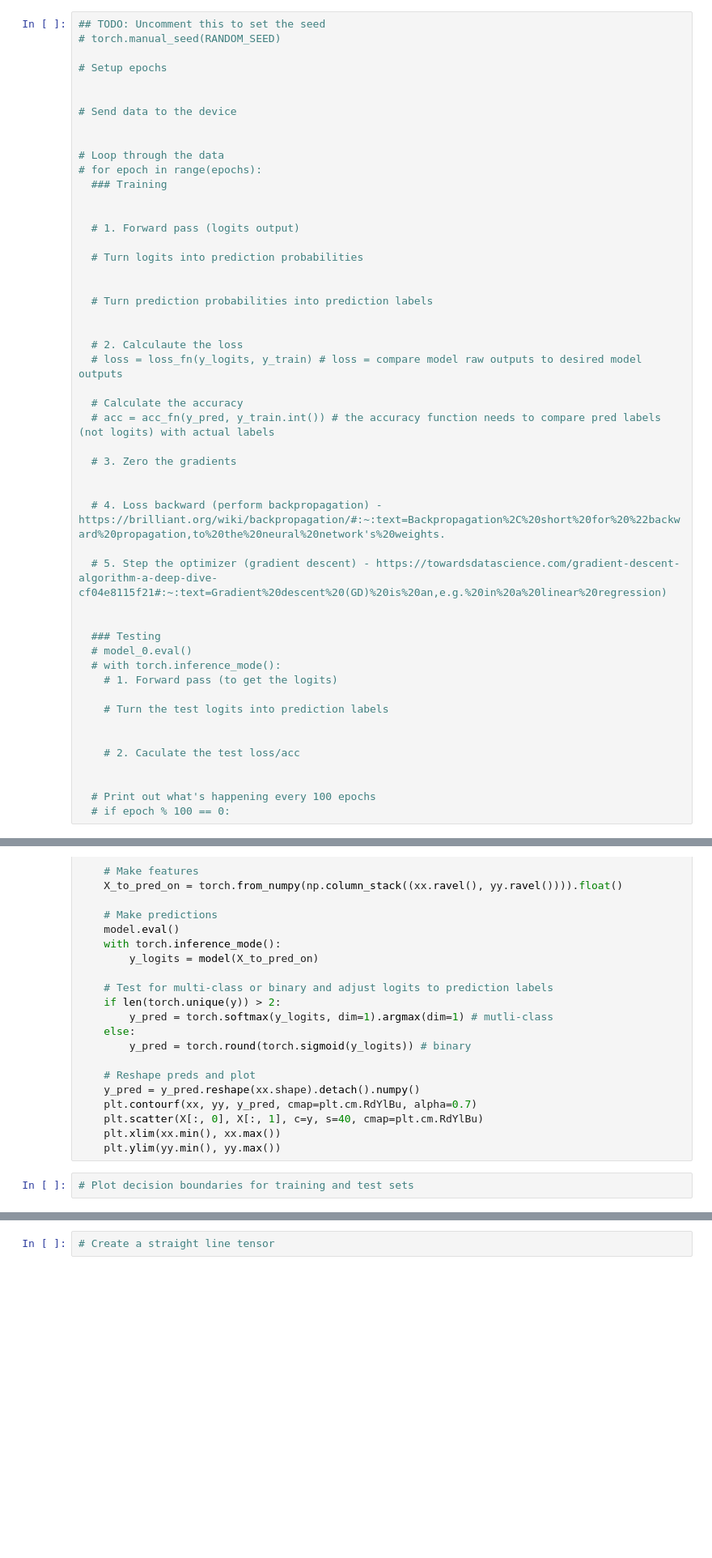
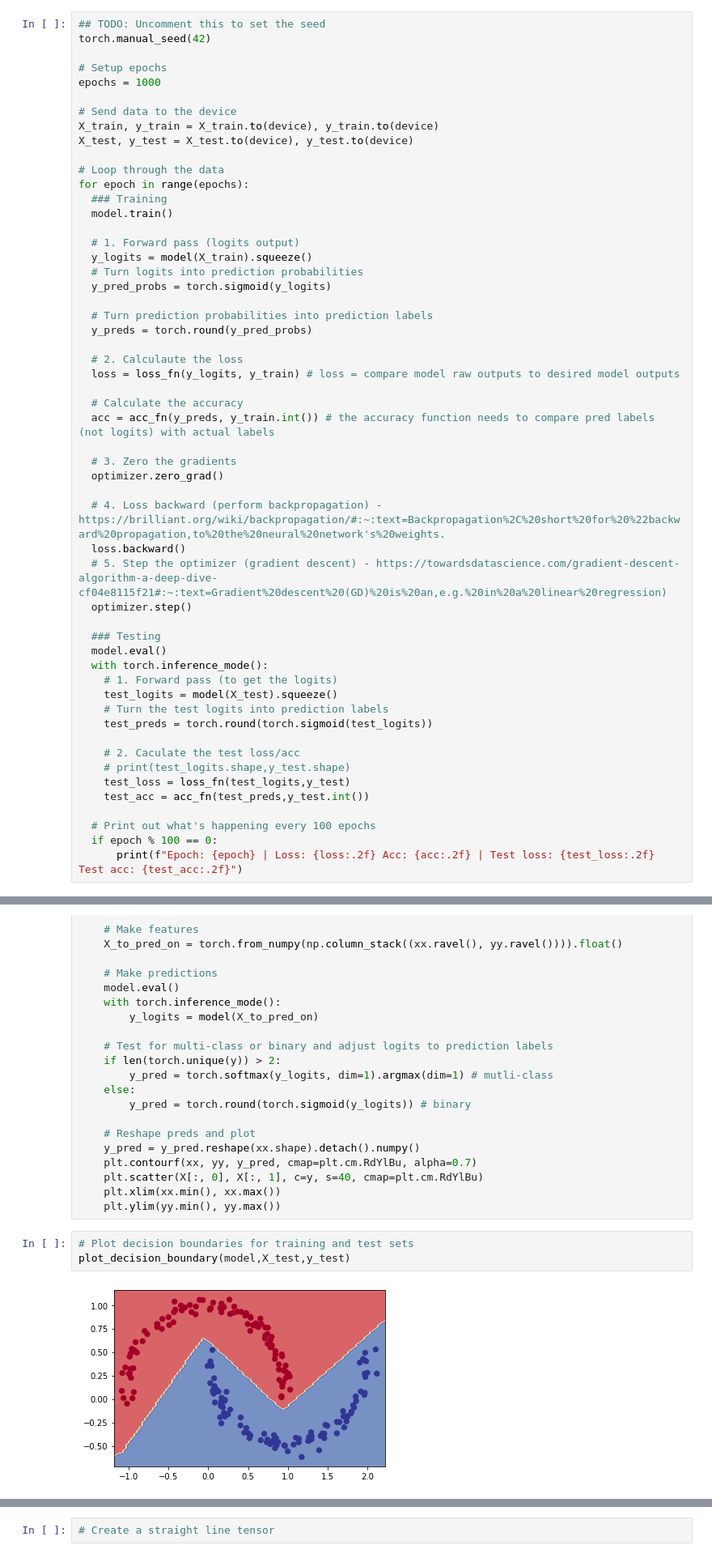
Before and after one commit to Tanmoy-Sarkar-Pranto/Pytorch, a Jupyter notebook: extras/exercises/02_pytorch_classification_exercises.ipynb, the cells around one changed output, grey strips where cells are left out. Shown at 81% size. Cells and saved outputs as stored; diff of their text form; blank space fills up the shorter version.

```diff
--- a/extras/exercises/02_pytorch_classification_exercises.ipynb
+++ b/extras/exercises/02_pytorch_classification_exercises.ipynb
@@ -101,50 +177,54 @@ from torchmetrics import Accuracy
 # %%
 ## TODO: Uncomment this to set the seed
-# torch.manual_seed(RANDOM_SEED)
+torch.manual_seed(42)
 
 # Setup epochs
-
+epochs = 1000
 
 # Send data to the device
-
+X_train, y_train = X_train.to(device), y_train.to(device)
+X_test, y_test = X_test.to(device), y_test.to(device)
 
 # Loop through the data
-# for epoch in range(epochs):
+for epoch in range(epochs):
   ### Training
-
+  model.train()
 
   # 1. Forward pass (logits output)
-
+  y_logits = model(X_train).squeeze()
   # Turn logits into prediction probabilities
-
+  y_pred_probs = torch.sigmoid(y_logits)
 
   # Turn prediction probabilities into prediction labels
-
+  y_preds = torch.round(y_pred_probs)
 
   # 2. Calculaute the loss
-  # loss = loss_fn(y_logits, y_train) # loss = compare model raw outputs to desired model outputs
+  loss = loss_fn(y_logits, y_train) # loss = compare model raw outputs to desired model outputs
 
   # Calculate the accuracy
-  # acc = acc_fn(y_pred, y_train.int()) # the accuracy function needs to compare pred labels (not logits) with actual labels
+  acc = acc_fn(y_preds, y_train.int()) # the accuracy function needs to compare pred labels (not logits) with actual labels
 
   # 3. Zero the gradients
-
+  optimizer.zero_grad()
 
   # 4. Loss backward (perform backpropagation) - https://brilliant.org/wiki/backpropagation/#:~:text=Backpropagation%2C%20short%20for%20%22backward%20propagation,to%20the%20neural%20network's%20weights.
-
+  loss.backward()
   # 5. Step the optimizer (gradient descent) - https://towardsdatascience.com/gradient-descent-algorithm-a-deep-dive-cf04e8115f21#:~:text=Gradient%20descent%20(GD)%20is%20an,e.g.%20in%20a%20linear%20regression)
-
+  optimizer.step()
 
   ### Testing
-  # model_0.eval()
-  # with torch.inference_mode():
+  model.eval()
+  with torch.inference_mode():
     # 1. Forward pass (to get the logits)
-
+    test_logits = model(X_test).squeeze()
     # Turn the test logits into prediction labels
-
+    test_preds = torch.round(torch.sigmoid(test_logits))
 
     # 2. Caculate the test loss/acc
-
+    # print(test_logits.shape,y_test.shape)
+    test_loss = loss_fn(test_logits,y_test)
+    test_acc = acc_fn(test_preds,y_test.int())
 
   # Print out what's happening every 100 epochs
-  # if epoch % 100 == 0:
+  if epoch % 100 == 0:
+      print(f"Epoch: {epoch} | Loss: {loss:.2f} Acc: {acc:.2f} | Test loss: {test_loss:.2f} Test acc: {test_acc:.2f}")
@@ -189,6 +280,9 @@ def plot_decision_boundary(model, X, y):
     plt.ylim(yy.min(), yy.max())
 # %%
 # Plot decision boundaries for training and test sets
+plot_decision_boundary(model,X_test,y_test)
+# %% [output]
+[figure, added]
 # %% [markdown]
 ## 6. Replicate the Tanh (hyperbolic tangent) activation function in pure PyTorch.
   * Feel free to reference the [ML cheatsheet website](https://ml-cheatsheet.readthedocs.io/en/latest/activation_functions.html#tanh) for the formula.
```
Also changed, not shown: parts of 22 cells of this notebook.
